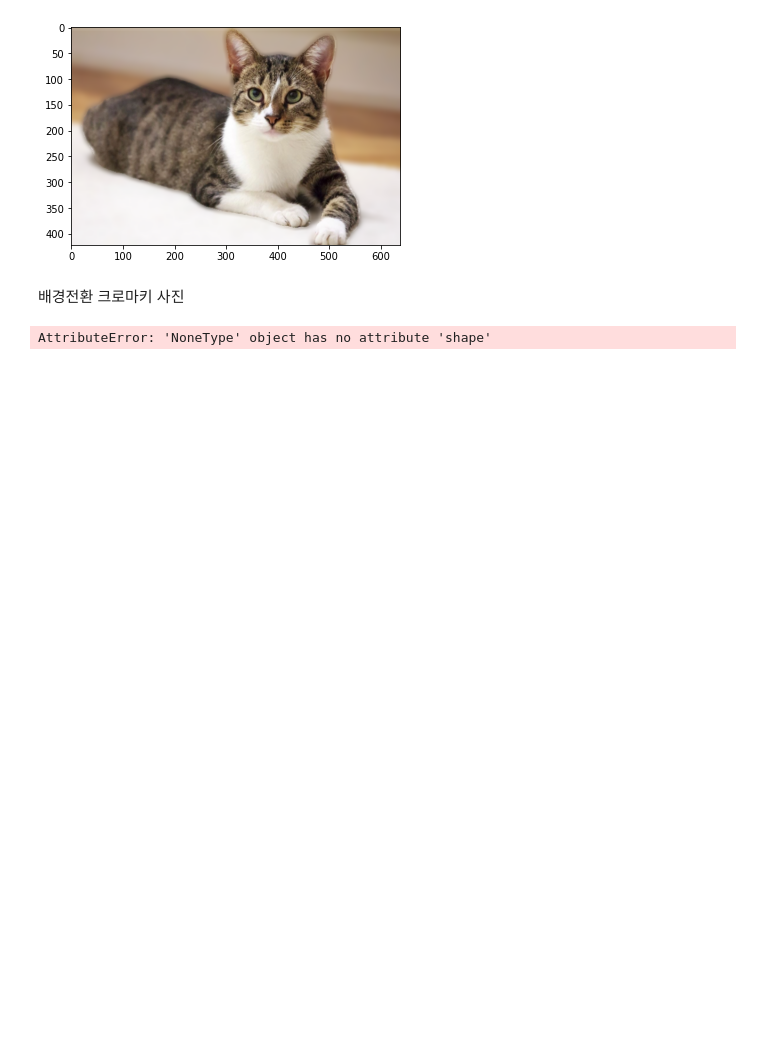
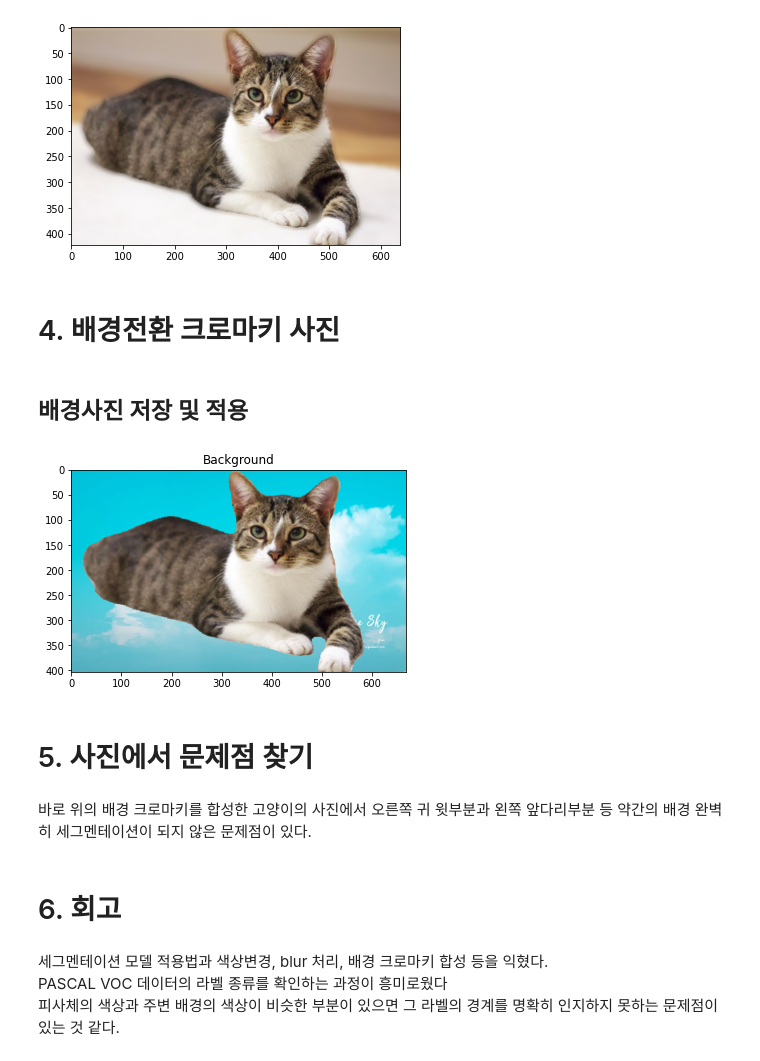
Before and after one commit to Sunggyoon-Oh/Going-deeper_aiffel, a Jupyter notebook: [E-10]Portrait.ipynb, the cells around one changed output. Saved outputs shown, nothing was run; the diff lists cells and outputs as text; code cells hidden in the pictures; blank space fills up the shorter version.

```diff
--- a/[E-10]Portrait.ipynb
+++ b/[E-10]Portrait.ipynb
@@ -279,7 +323,7 @@ plt.show()
 # %% [output]
 [figure]
 # %% [markdown]
-배경전환 크로마키 사진
+# 4. 배경전환 크로마키 사진
 # %%
 # 크로마키 마스킹과 합성 (chromakey.py)
 
@@ -292,13 +333,22 @@ img2 = cv2.imread('/aiffel/human_segmentation/images/background.png')
-# %%
-img_resized = cv2.resize(
-    img_orig, (bacground.png.shape[1], bacground,.shape[0]))
-img_mask_resized = cv2.resize(
-    img_mask_color, (bacground_img_orig.shape[1], bacground_img_orig.shape[0]))
-
-img_background_concat = np.where(
-    img_mask_resized == 255, img_resized, bacground_img_orig)
-
-plt.imshow(cv2.cvtColor(img_background_concat, cv2.COLOR_BGR2RGB))
-plt.show()
-# %% [output]
-AttributeError: 'NoneType' object has no attribute 'shape'
+# %% [markdown]
+## 배경사진 저장 및 적용
+# %%
+file = os.getenv('HOME')+'/aiffel/human_segmentation/images/back.png'
+img_path = os.getenv('HOME')+'/aiffel/human_segmentation/images/cat.png'
+img_back = cv2.imread(img_path)
+plt.subplot(111)
+plt.title('Background')
+plt.imshow(cv2.cvtColor(img_background_concat, cv2.COLOR_BGR2RGB))
+plt.show()
+# %% [output]
+[figure, added]
+# %% [markdown]
+# 5. 사진에서 문제점 찾기
+# %% [markdown]
+바로 위의 배경 크로마키를 합성한 고양이의 사진에서 오른쪽 귀 윗부분과 왼쪽 앞다리부분 등 약간의 배경 완벽히 세그멘테이션이 되지 않은 문제점이 있다.
+# %% [markdown]
+# 6. 회고
+# %% [markdown]
+세그멘테이션 모델 적용법과 색상변경, blur 처리, 배경 크로마키 합성 등을 익혔다.<br>
+PASCAL VOC 데이터의 라벨 종류를 확인하는 과정이 흥미로웠다<br>
+피사체의 색상과 주변 배경의 색상이 비슷한 부분이 있으면 그 라벨의 경계를 명확히 인지하지 못하는 문제점이 있는 것 같다.
```
Also changed, not shown: parts of 18 cells of this notebook.
